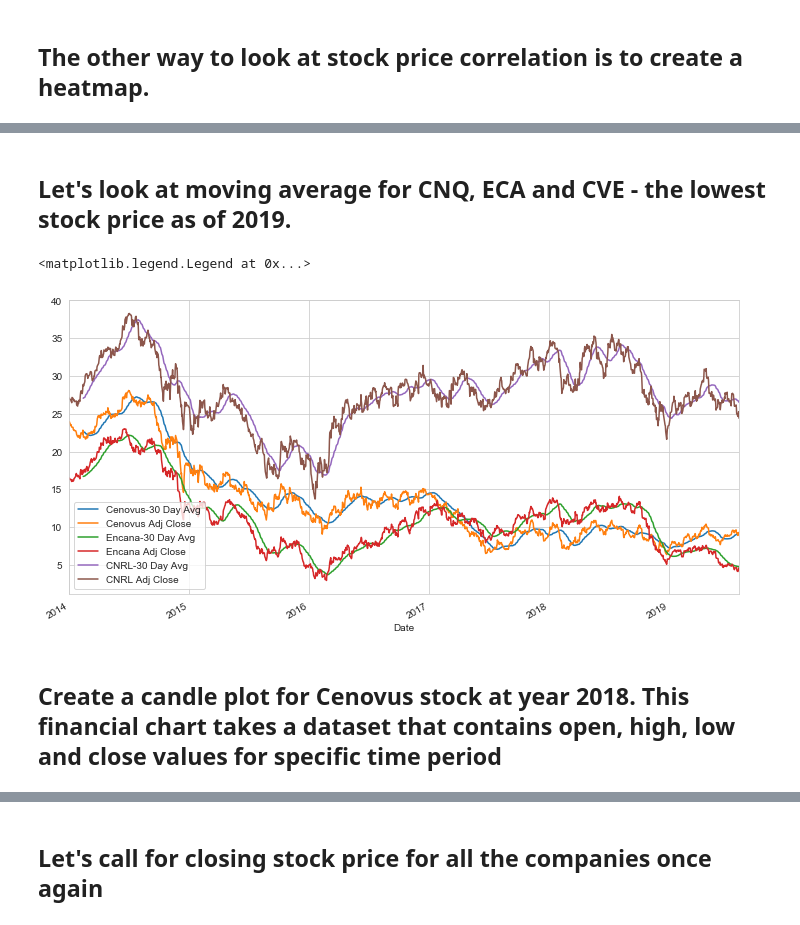
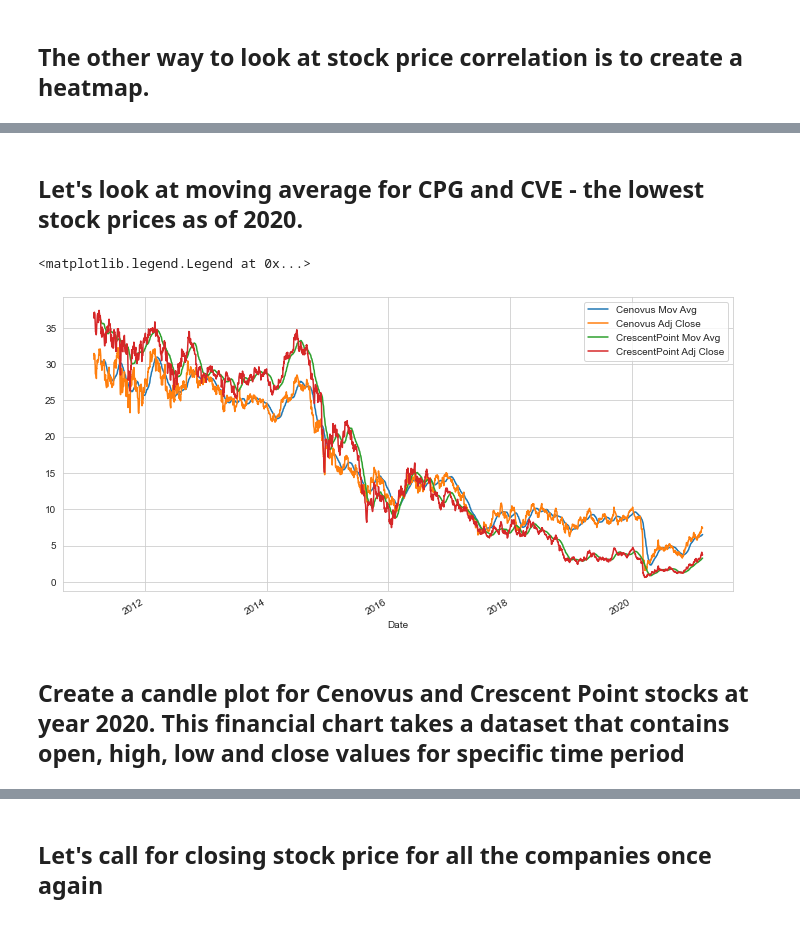
Before and after one commit to vadimsavenkov/Stock-Price-Analysis, a Jupyter notebook: Stock_Analysis.ipynb, the cells around one changed output, grey strips where cells are left out. Cells and saved outputs as stored; diff of their text form; code cells hidden in the pictures.

Commit message:
Update interactive plots with recent dates

```diff
--- a/Stock_Analysis.ipynb
+++ b/Stock_Analysis.ipynb
@@ -27,13 +27,12 @@ sns.set_style('whitegrid')
 # %% [markdown]
 ## Use Pandas Web Datareader to download the stocks prices for large Alberta oil producers from Yahoo Finance
 # %%
-start = datetime.datetime(2010, 1, 1)
-end = datetime.datetime(2019, 8, 1)
+start = datetime.datetime(2011, 3, 1)
+end = datetime.datetime(2021, 3, 1)
 
 Suncor = web.DataReader("SU", 'yahoo', start, end)
-Encana = web.DataReader("ECA", 'yahoo', start, end)
 CNRL = web.DataReader("CNQ", 'yahoo', start, end)
 Cenovus = web.DataReader("CVE", 'yahoo', start, end)
-Conoco = web.DataReader("COP", 'yahoo', start, end)
+CrescentPoint = web.DataReader("CPG", 'yahoo', start, end)
 Imperial = web.DataReader("IMO", 'yahoo', start, end)
 # %% [markdown]
@@ -259,23 +251,19 @@ sns.heatmap(cop.xs(key='Adj Close',axis=1,level='Stock').corr(),annot=True)
 # %% [markdown]
-## Let's look at moving average for CNQ, ECA and CVE - the lowest stock price as of 2019.
+## Let's look at moving average for CPG and CVE - the lowest stock prices as of 2020.
 # %%
 plt.figure(figsize=(12,6))
-Cenovus['Adj Close'].ix['2014-01-01':'2019-08-01'].rolling(window=30).mean().plot(
-    label='Cenovus-30 Day Avg')
-Cenovus['Adj Close'].ix['2014-01-01':'2019-08-01'].plot(
+Cenovus['Adj Close'].loc['2011-01-01':'2021-03-01'].rolling(window=30).mean().plot(
+    label='Cenovus Mov Avg')
+Cenovus['Adj Close'].loc['2011-01-01':'2021-03-01'].plot(
     label='Cenovus Adj Close')
-Encana['Adj Close'].ix['2014-01-01':'2019-08-01'].rolling(window=30).mean().plot(
-    label='Encana-30 Day Avg')
-Encana['Adj Close'].ix['2014-01-01':'2019-08-01'].plot(
-    label='Encana Adj Close')
-CNRL['Adj Close'].ix['2014-01-01':'2019-08-01'].rolling(window=30).mean().plot(
-    label='CNRL-30 Day Avg')
-CNRL['Adj Close'].ix['2014-01-01':'2019-08-01'].plot(
-    label='CNRL Adj Close')
+CrescentPoint['Adj Close'].loc['2011-01-01':'2021-03-01'].rolling(window=30).mean().plot(
+    label='CrescentPoint Mov Avg')
+CrescentPoint['Adj Close'].loc['2011-01-01':'2021-03-01'].plot(
+    label='CrescentPoint Adj Close')
 
 plt.legend()
 # %% [output]
 <matplotlib.legend.Legend at 0x...>
-[figure, old version]
+[figure, new version]
 # %% [markdown]
-## Create a candle plot for Cenovus stock at year 2018. This financial chart takes a dataset that contains open, high, low and close values for specific time period
+## Create a candle plot for Cenovus and Crescent Point stocks at year 2020. This financial chart takes a dataset that contains open, high, low and close values for specific time period
```
Also changed, not shown: parts of 35 cells of this notebook.
